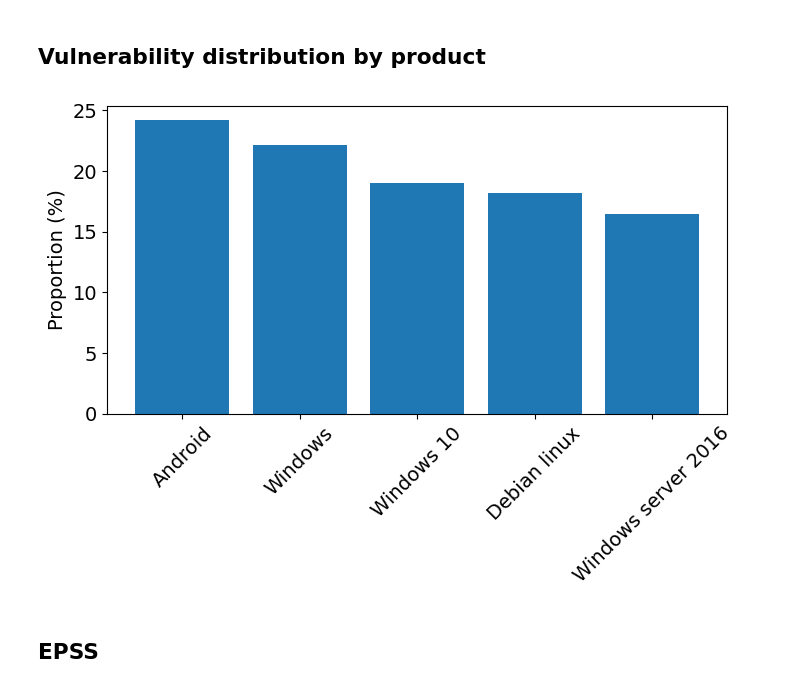
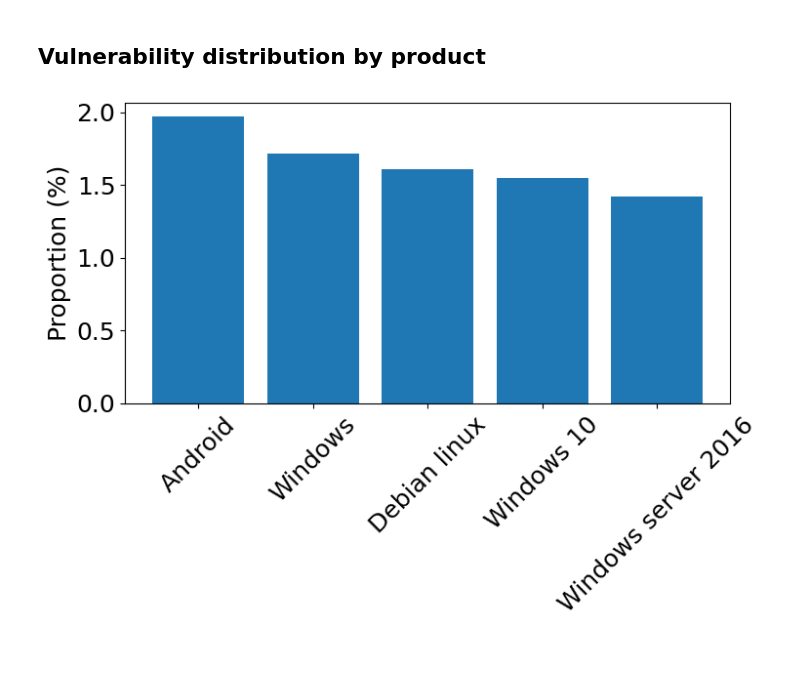
Before and after one commit to rodrigoparente/cvejoin-security-dataset, a Jupyter notebook: ipynb/Vulnerability Analysis.ipynb, the cells around one changed output. Cells and saved outputs as stored; diff of their text form; code cells hidden in the pictures; blank space fills up the shorter version.

```diff
--- a/ipynb/Vulnerability Analysis.ipynb
+++ b/ipynb/Vulnerability Analysis.ipynb
@@ -51,6 +51,8 @@ vuln['base_severity'] = pd.Categorical(
 # %%
 # transforming columns in lists
 vuln['cwe'] = vuln['cwe'].apply(eval)
+vuln['part'] = vuln['part'].apply(eval)
+vuln['vendor'] = vuln['vendor'].apply(eval)
 vuln['product'] = vuln['product'].apply(eval)
 # %%
 # creating a field to help in the analysis
@@ -63,11 +65,11 @@ def to_1D(series):
 # %% [markdown]
 # Analysis
 # %%
-vuln = vuln.query("cve_published_date >= '2016-01-01' & cve_published_date < '2022-01-01'")
+vuln = vuln.query("cve_published_date >= '2017-01-01' & cve_published_date < '2022-01-01'")
 # %%
-SMALL_SIZE = 10
-MEDIUM_SIZE = 12
-BIGGER_SIZE = 14
+SMALL_SIZE = 14
+MEDIUM_SIZE = 16
+BIGGER_SIZE = 18
 
 plt.rc('font', size=BIGGER_SIZE)          # controls default text sizes
 plt.rc('axes', titlesize=BIGGER_SIZE)     # fontsize of the axes title
@@ -250,19 +255,17 @@ plt.savefig('images/affected_vendor.pdf', dpi=1200, bbox_inches='tight')
 # %%
 fig, ax = plt.subplots(figsize=(8,4))
 
-products = to_1D(vuln['product']).value_counts()[:5]
+products = to_1D(vuln['product']).value_counts()
 total = sum(products.values)
 
-values = [value / total * 100 for value in products.values]
-indexes = [value.replace('_', ' ').capitalize() for value in products.index]
+values = [value / total * 100 for value in products.values[0:5]]
+indexes = [value.replace('_', ' ').capitalize() for value in products.index[0:5]]
 
 ax.bar(indexes, values)
 
 ax.set_ylabel('Proportion (%)')
 
 plt.xticks(rotation=45)
 plt.savefig('images/affected_product.pdf', dpi=1200, bbox_inches='tight')
 # %% [output]
-[figure, old version]
+[figure, new version]
-# %% [markdown]
-## EPSS
```
Also changed, not shown: parts of 38 cells of this notebook, 1 other file.
